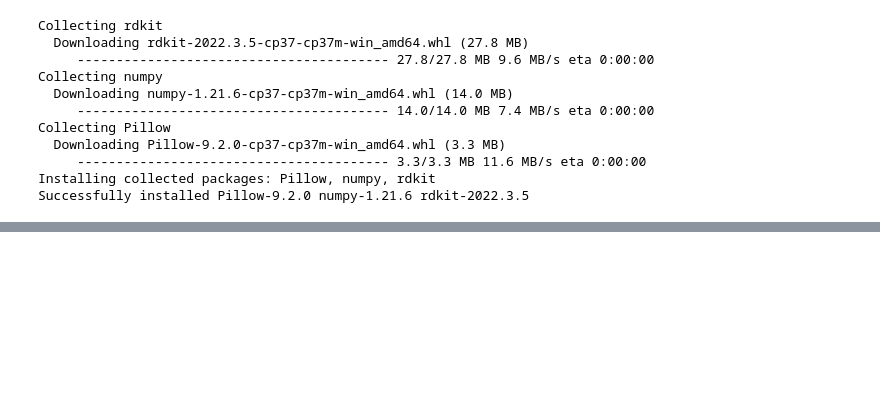
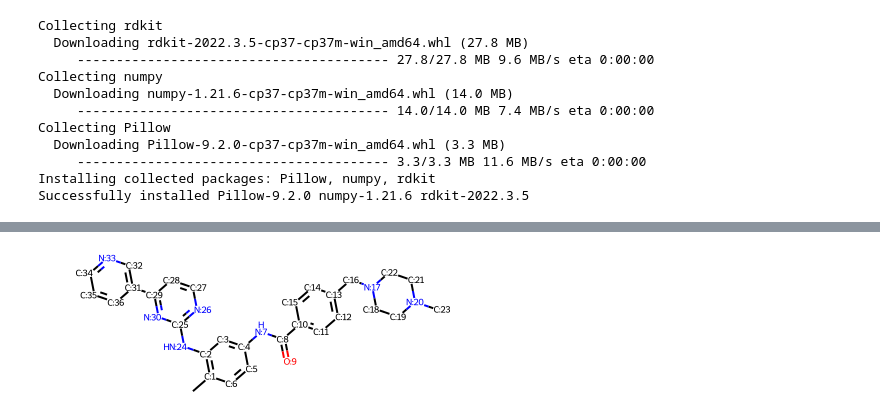
Before and after one commit to toddjm/projects, a Jupyter notebook: accendero/Scratch_Paper.ipynb, the cells around one changed output, grey strips where cells are left out. Saved outputs shown, nothing was run; the diff lists cells and outputs as text; code cells hidden in the pictures; blank space fills up the shorter version.

```diff
--- a/accendero/Scratch_Paper.ipynb
+++ b/accendero/Scratch_Paper.ipynb
@@ -32,3 +32,8 @@ mol
 # %%
 import pandas as pd
 from rdkit.Chem import PandasTools
+# %%
+# With atom index
+mol_with_atom_index(mol)
+# %% [output]
+[figure, added]
```
Also changed, not shown: parts of 3 cells of this notebook.
